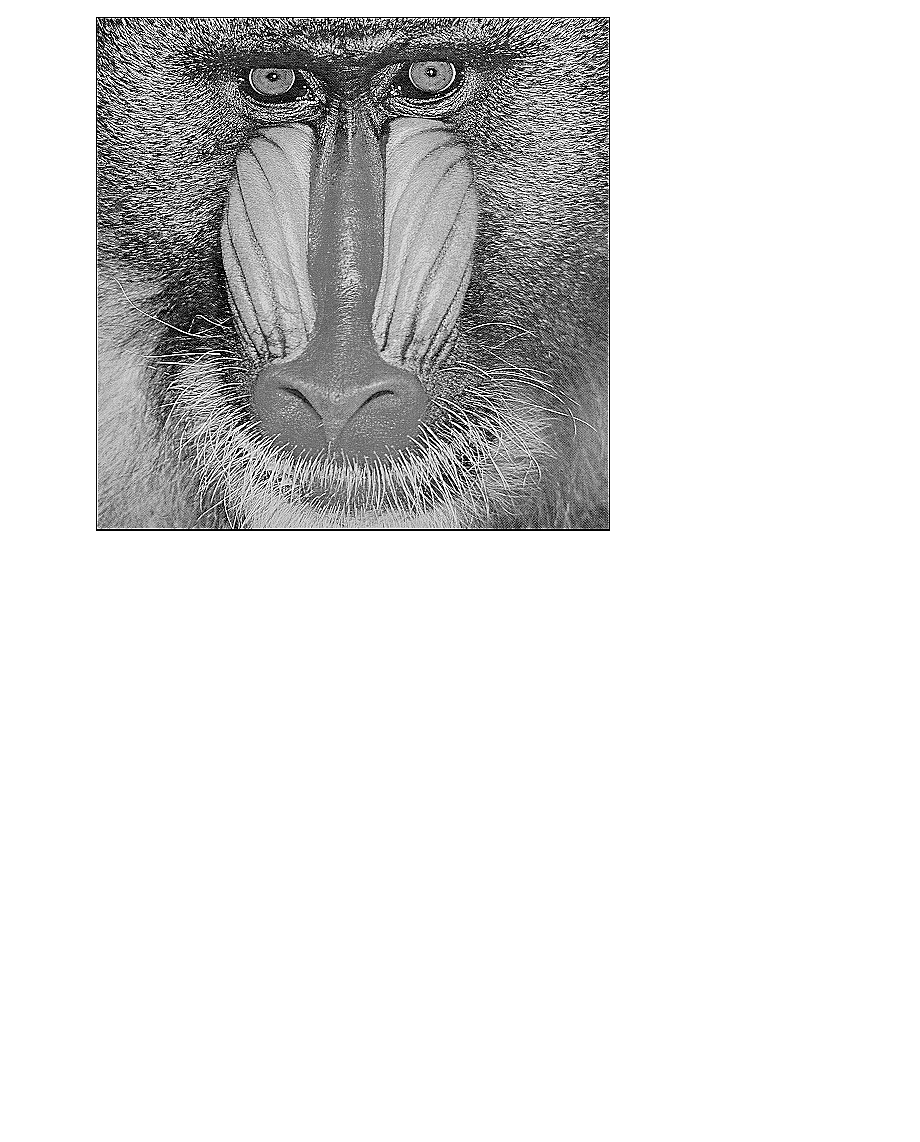
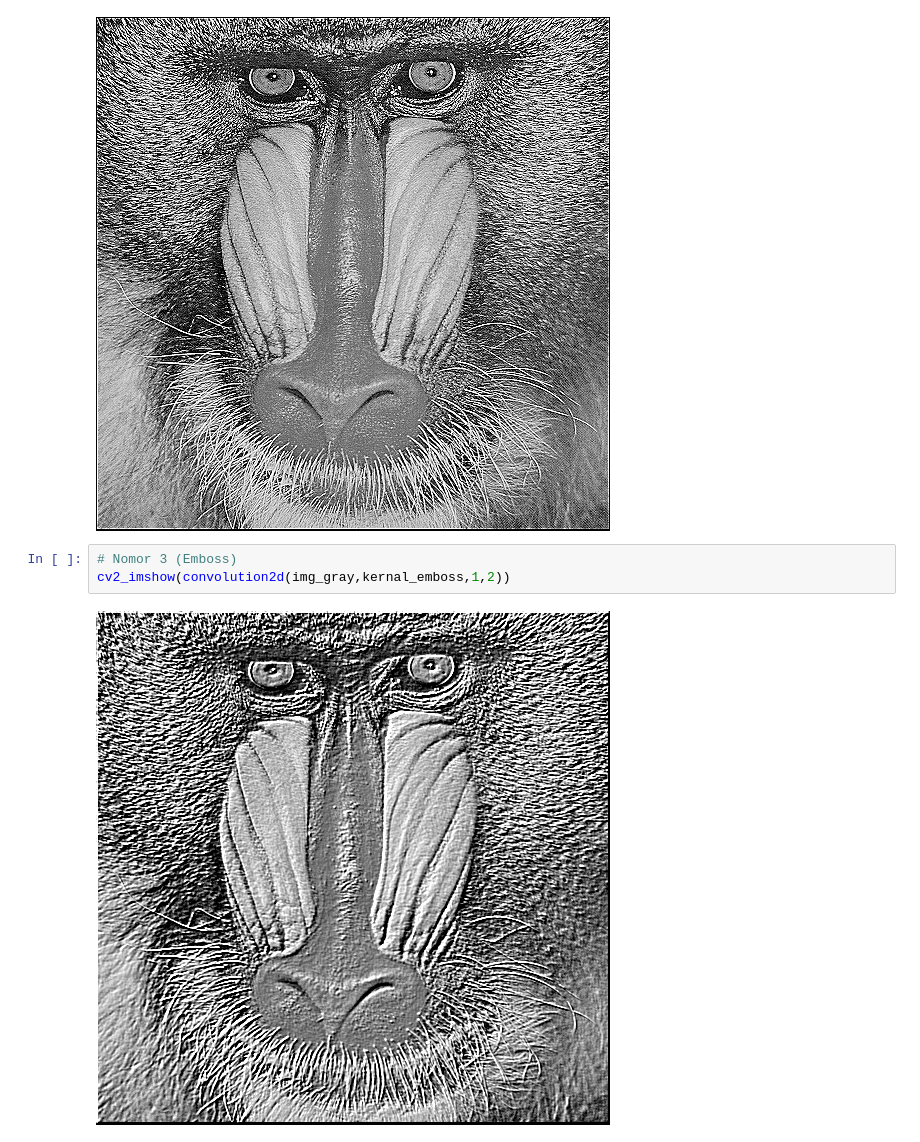
Before and after one commit to raihanrach/PCVK_Genap_2021, a Jupyter notebook: week7.ipynb, the cells around one changed output. Saved outputs shown, nothing was run; the diff lists cells and outputs as text; blank space fills up the shorter version.

```diff
--- a/week7.ipynb
+++ b/week7.ipynb
@@ -76,3 +76,8 @@ kernal_canny = np.array([[-1,-1,-1],
 cv2_imshow(convolution2d(img_gray,kernal_sharpen,1,2))
 # %% [output]
 [figure]
+# %%
+# Nomor 3 (Emboss)
+cv2_imshow(convolution2d(img_gray,kernal_emboss,1,2))
+# %% [output]
+[figure, added]
```
Also changed, not shown: parts of 3 cells of this notebook.
